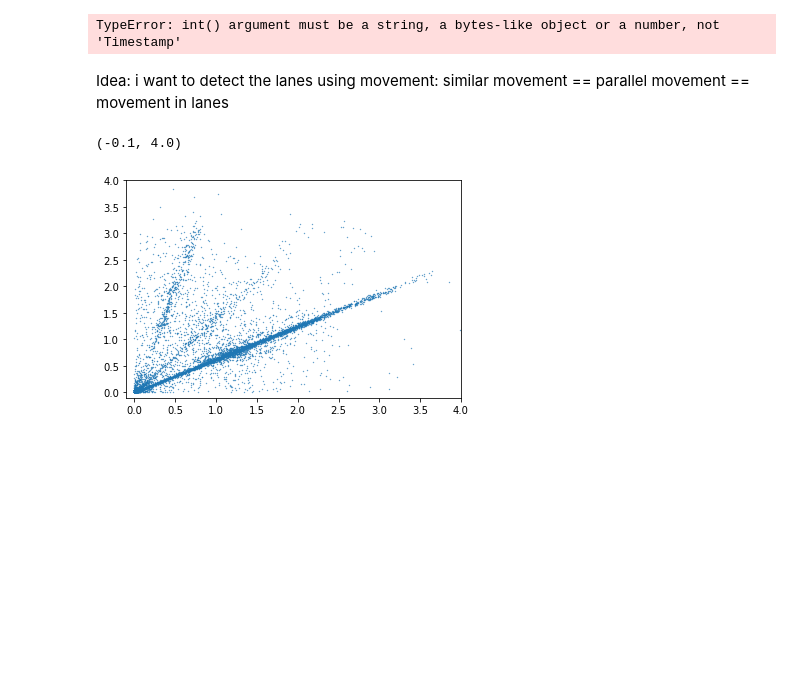
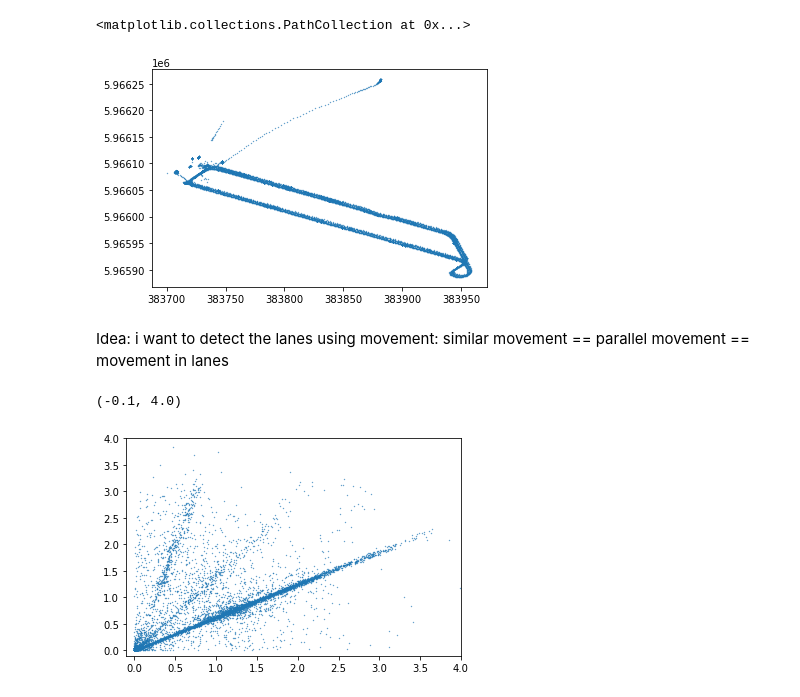
Before and after one commit to fieldmapp/Mobile-Data-Collection, a Jupyter notebook: DrivingViewProcessor/movement_analysis.ipynb, the cells around one changed output. Saved outputs shown, nothing was run; the diff lists cells and outputs as text; code cells hidden in the pictures; blank space fills up the shorter version.

```diff
--- a/DrivingViewProcessor/test.ipynb
+++ b/DrivingViewProcessor/movement_analysis.ipynb
@@ -11,7 +9,3 @@ x = df['GPST'][0]
-# %%
-int(x)
-# %% [output]
-TypeError: int() argument must be a string, a bytes-like object or a number, not 'Timestamp'
 # %%
 import utm
 # lon -> x, lat -> y
@@ -21,3 +14,10 @@ zoned = pd.DataFrame(list(df.apply(lambda row: utm.from_latlon(row['lat_deg'], r
+# %%
+import matplotlib.pyplot as plt
+
+plt.scatter(zoned['x'], zoned['y'], s=0.1)
+# %% [output]
+<matplotlib.collections.PathCollection at 0x...>
+[figure, added]
 # %% [markdown]
 Idea: i want to detect the lanes using movement: similar movement == parallel movement == movement in lanes
 # %%
```
Also changed, not shown: parts of 6 cells of this notebook, 3 other files.
